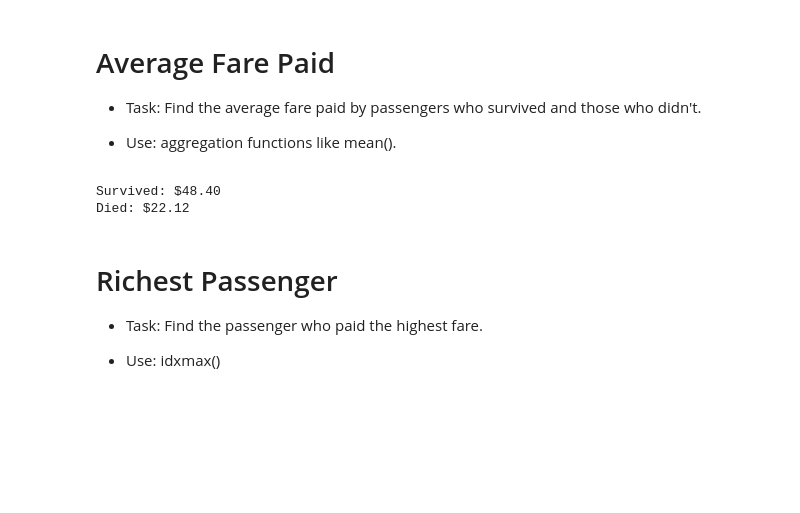
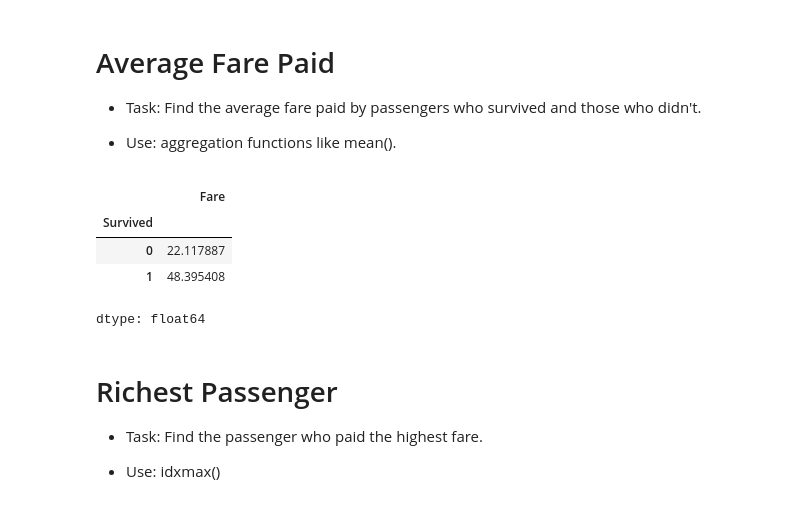
Before and after one commit to byambaa1982/python_cources_for_beginers, a Jupyter notebook: titanic_data_analysis/titanic_additional_tasks.ipynb, the cells around one changed output. Saved outputs shown, nothing was run; the diff lists cells and outputs as text; code cells hidden in the pictures; blank space fills up the shorter version.

```diff
--- a/titanic_data_analysis/titanic_additional_tasks.ipynb
+++ b/titanic_data_analysis/titanic_additional_tasks.ipynb
@@ -62,13 +62,14 @@ Text(0.5, 0, 'age')
 - Use: aggregation functions like mean().
 # %%
 # your code is here
-fare_by_survival = df[df['Survived'] == 1]['Fare'].mean()
-fare_by_survival2 = df[df['Survived'] == 0]['Fare'].mean()
-print(f'Survived: ${fare_by_survival:.2f}')
-print(f'Died: ${fare_by_survival2:.2f}')
+fare_by_survival = df.groupby('Survived')['Fare'].mean()
+fare_by_survival
 # %% [output]
+|  | Fare |
+| Survived |  |
+| 0 | 22.117887 |
+| 1 | 48.395408 |
-Survived: $48.40
-Died: $22.12
+dtype: float64
 # %% [markdown]
 # Richest Passenger
 
```
